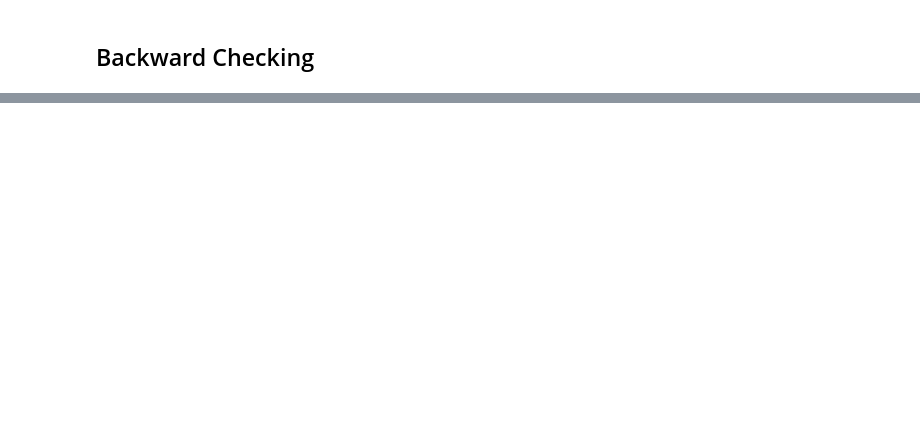
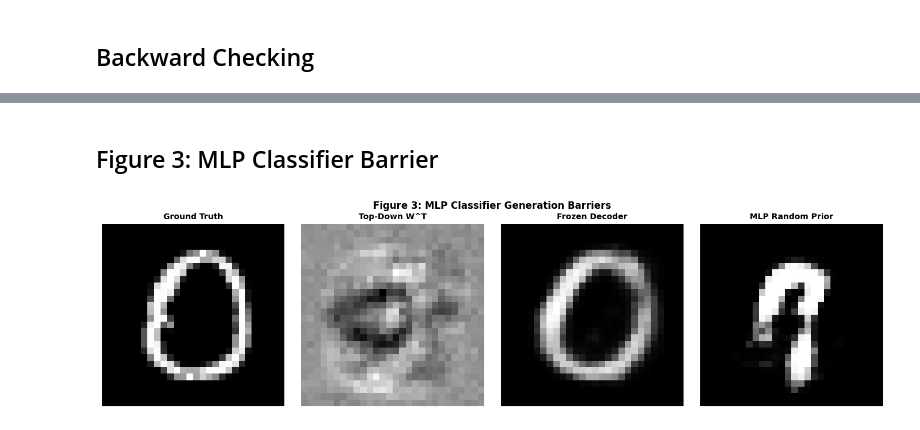
Before and after one commit to EdwinAntoniee/Tugas07_GenerativeModels_2802397306, a Jupyter notebook: stage1_classifier.ipynb, the cells around one changed output, grey strips where cells are left out. Cells and saved outputs as stored; diff of their text form; code cells hidden in the pictures; blank space fills up the shorter version.

```diff
--- a/stage1_classifier.ipynb
+++ b/stage1_classifier.ipynb
@@ -878,0 +927,22 @@ plt.show()
+# %% [markdown]
+## Figure 3: MLP Classifier Barrier
+# %%
+fig3, axes = plt.subplots(1, 4, figsize=(14, 3.8))
+axes[0].imshow(denorm(sample_img[0, 0]).cpu().numpy(), cmap='gray')
+axes[0].set_title("Ground Truth", fontsize=10, fontweight='bold'); axes[0].axis('off')
+
+axes[1].imshow(x_recon_wT[0].cpu().numpy(), cmap='gray')
+axes[1].set_title("Top-Down W^T", fontsize=10, fontweight='bold'); axes[1].axis('off')
+
+axes[2].imshow(denorm(rec_frozen_sample[0, 0]).cpu().numpy(), cmap='gray')
+axes[2].set_title("Frozen Decoder", fontsize=10, fontweight='bold'); axes[2].axis('off')
+
+axes[3].imshow(denorm(sample_random_mlp[0, 0]).cpu().numpy(), cmap='gray')
+axes[3].set_title("MLP Random Prior", fontsize=10, fontweight='bold'); axes[3].axis('off')
+
+plt.suptitle("Figure 3: MLP Classifier Generation Barriers", fontsize=12, fontweight='bold')
+plt.tight_layout()
+plt.savefig("3_classifier_barrier.png", dpi=300)
+plt.show()
+# %% [output]
+[figure, added]
```
Also changed, not shown: parts of 26 cells of this notebook, 6 other files.
